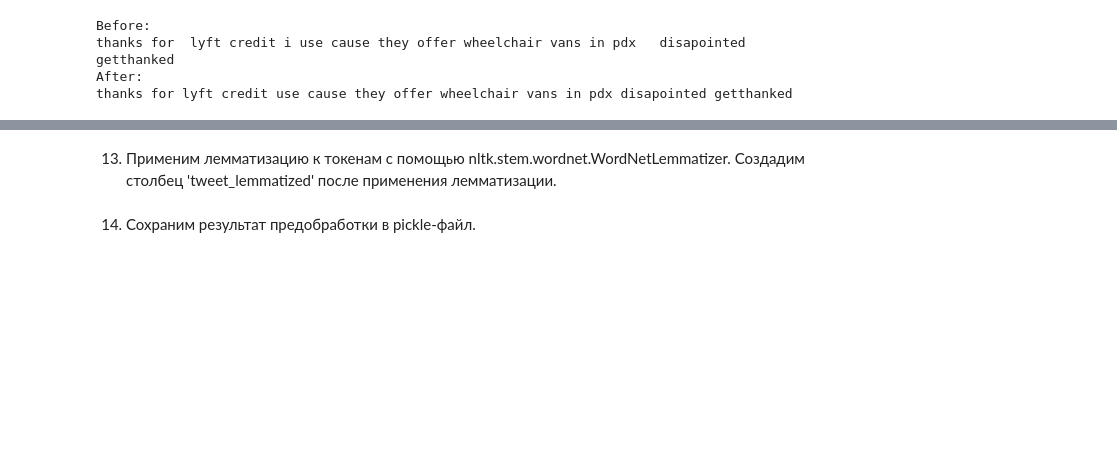
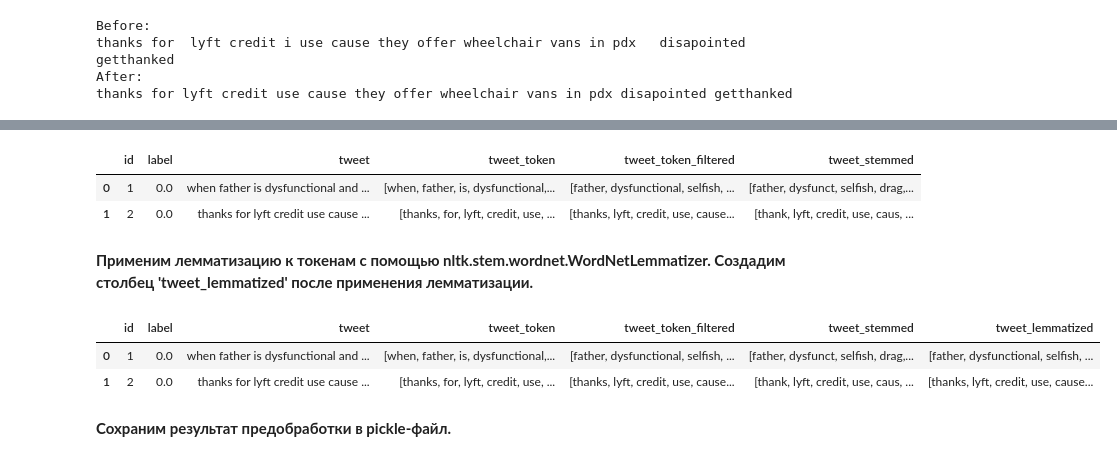
Before and after one commit to ek01012020/NLP, a Jupyter notebook: lesson_1/hw_lesson_1.ipynb, the cells around one changed output, grey strips where cells are left out. Cells and saved outputs as stored; diff of their text form; code cells hidden in the pictures; blank space fills up the shorter version.

```diff
--- a/lesson_1/hw_lesson_1.ipynb
+++ b/lesson_1/hw_lesson_1.ipynb
@@ -460,4 +496,25 @@ thanks for lyft credit use cause they offer wheelchair vans in pdx disapointed g
+# %%
+stemmer = nltk.stem.PorterStemmer()
+
+combine_df['tweet_stemmed'] = [[stemmer.stem(word) for word in tokens] for tokens in combine_df.tweet_token_filtered]
+combine_df.head(2)
+# %% [output]
+|  | id | label | tweet | tweet_token | tweet_token_filtered | tweet_stemmed |
+| 0 | 1 | 0.0 | when father is dysfunctional and ... | [when, father, is, dysfunctional,... | [father, dysfunctional, selfish, ... | [father, dysfunct, selfish, drag,... |
+| 1 | 2 | 0.0 | thanks for lyft credit use cause ... | [thanks, for, lyft, credit, use, ... | [thanks, lyft, credit, use, cause... | [thank, lyft, credit, use, caus, ... |
 # %% [markdown]
-13. Применим лемматизацию к токенам с помощью nltk.stem.wordnet.WordNetLemmatizer. Создадим столбец 'tweet_lemmatized' после применения лемматизации.
+__Применим лемматизацию к токенам с помощью nltk.stem.wordnet.WordNetLemmatizer. Создадим столбец 'tweet_lemmatized' после применения лемматизации.__
+# %%
+lemm = nltk.stem.wordnet.WordNetLemmatizer()
+
+def func(my_list, lemm):
+    return [lemm.lemmatize(word) for word in my_list]
+
+combine_df['tweet_lemmatized'] = combine_df.tweet_token_filtered.map(lambda x: func(x, lemm))
+combine_df.head(2)
+# %% [output]
+|  | id | label | tweet | tweet_token | tweet_token_filtered | tweet_stemmed | tweet_lemmatized |
+| 0 | 1 | 0.0 | when father is dysfunctional and ... | [when, father, is, dysfunctional,... | [father, dysfunctional, selfish, ... | [father, dysfunct, selfish, drag,... | [father, dysfunctional, selfish, ... |
+| 1 | 2 | 0.0 | thanks for lyft credit use cause ... | [thanks, for, lyft, credit, use, ... | [thanks, lyft, credit, use, cause... | [thank, lyft, credit, use, caus, ... | [thanks, lyft, credit, use, cause... |
 # %% [markdown]
-14. Сохраним результат предобработки в pickle-файл.
+__Сохраним результат предобработки в pickle-файл.__
```
Also changed, not shown: parts of 23 cells of this notebook, 1 other file.
